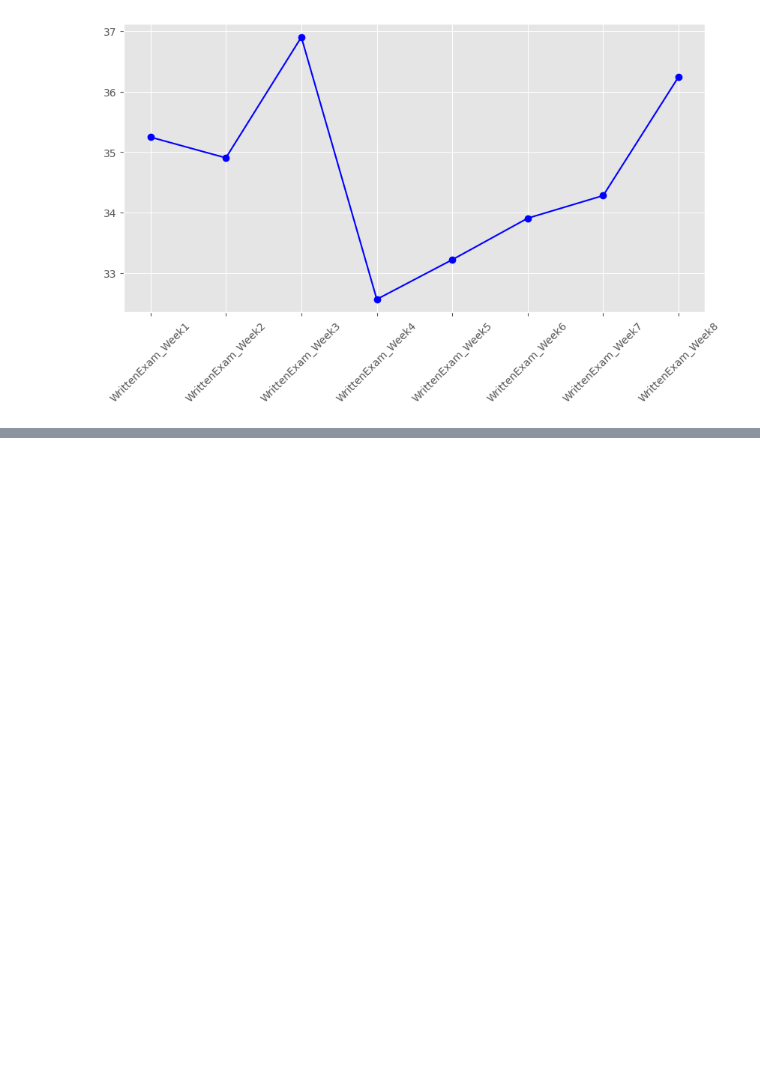
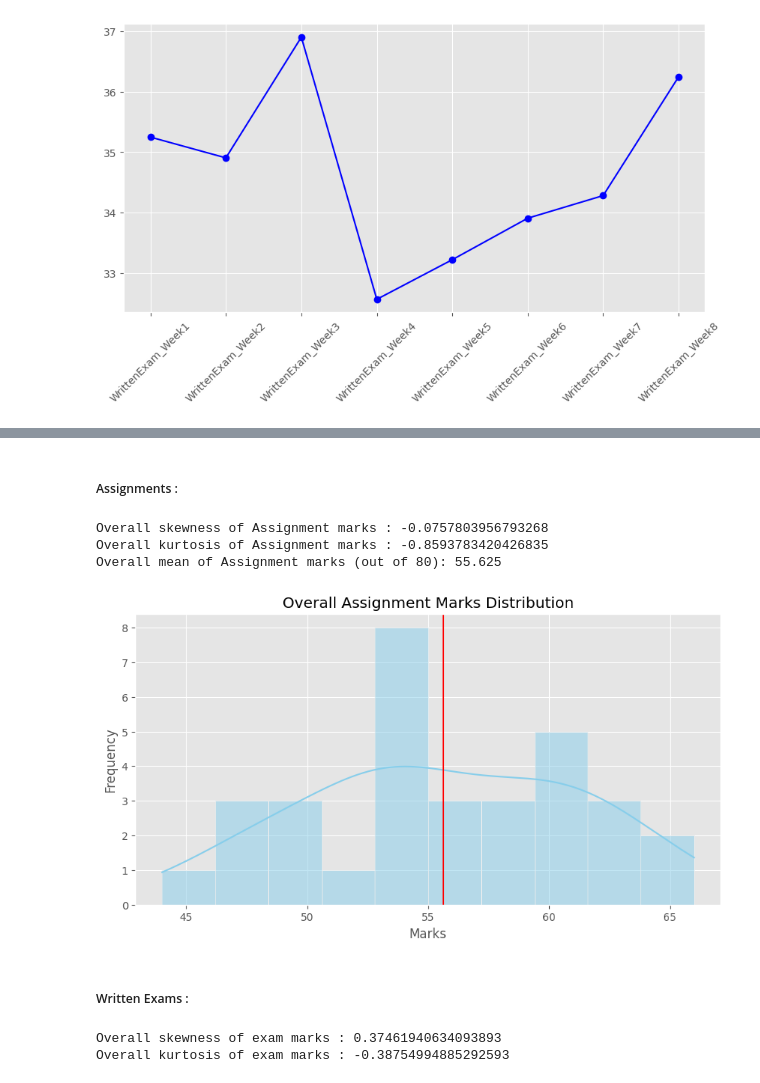
Before and after one commit to MrQuestionbank/Python-Course-Work, a Jupyter notebook: Projects/Data_Analytics_Projects/Students_Analysis.ipynb, the cells around one changed output, grey strips where cells are left out. Saved outputs shown, nothing was run; the diff lists cells and outputs as text; code cells hidden in the pictures; blank space fills up the shorter version.

```diff
--- a/Projects/Data_Analytics_Projects/Students_Analysis.ipynb
+++ b/Projects/Data_Analytics_Projects/Students_Analysis.ipynb
@@ -205,0 +242,35 @@ plt.show()
+# %% [markdown]
+##### Assignments :
+# %%
+Overall_Assignments_skewness = skew(df['Assignment_Total'])
+Overall_Assignments_kurtosis = kurtosis(df['Assignment_Total'])
+Overall_Assignments_mean = df['Assignment_Total'].mean()
+
+print(f"Overall skewness of Assignment marks : {Overall_Assignments_skewness}")
+print(f"Overall kurtosis of Assignment marks : {Overall_Assignments_kurtosis}")
+print(f"Overall mean of Assignment marks (out of 80): {Overall_Assignments_mean}")
+# %% [output]
+Overall skewness of Assignment marks : -0.0757803956793268
+Overall kurtosis of Assignment marks : -0.8593783420426835
+Overall mean of Assignment marks (out of 80): 55.625
+# %%
+plt.figure(figsize=(10,5))
+sns.histplot(df['Assignment_Total'], kde = True, color = 'skyblue', bins= 10)
+plt.axvline(Overall_Assignments_mean,label = f"Mean = {Overall_Assignments_mean:.2f}", color = "red")
+plt.title("Overall Assignment Marks Distribution")
+plt.xlabel("Marks")
+plt.ylabel("Frequency")
+plt.show()
+# %% [output]
+[figure, added]
+# %% [markdown]
+##### Written Exams :
+# %%
+Overall_exam_skewness = skew(df['WrittenExam_Total'])
+Overall_exam_kurtosis = kurtosis(df['WrittenExam_Total'])
+
+print(f"Overall skewness of exam marks : {Overall_exam_skewness}")
+print(f"Overall kurtosis of exam marks : {Overall_exam_kurtosis}")
+# %% [output]
+Overall skewness of exam marks : 0.37461940634093893
+Overall kurtosis of exam marks : -0.38754994885292593
```
Also changed, not shown: parts of 9 cells of this notebook.
